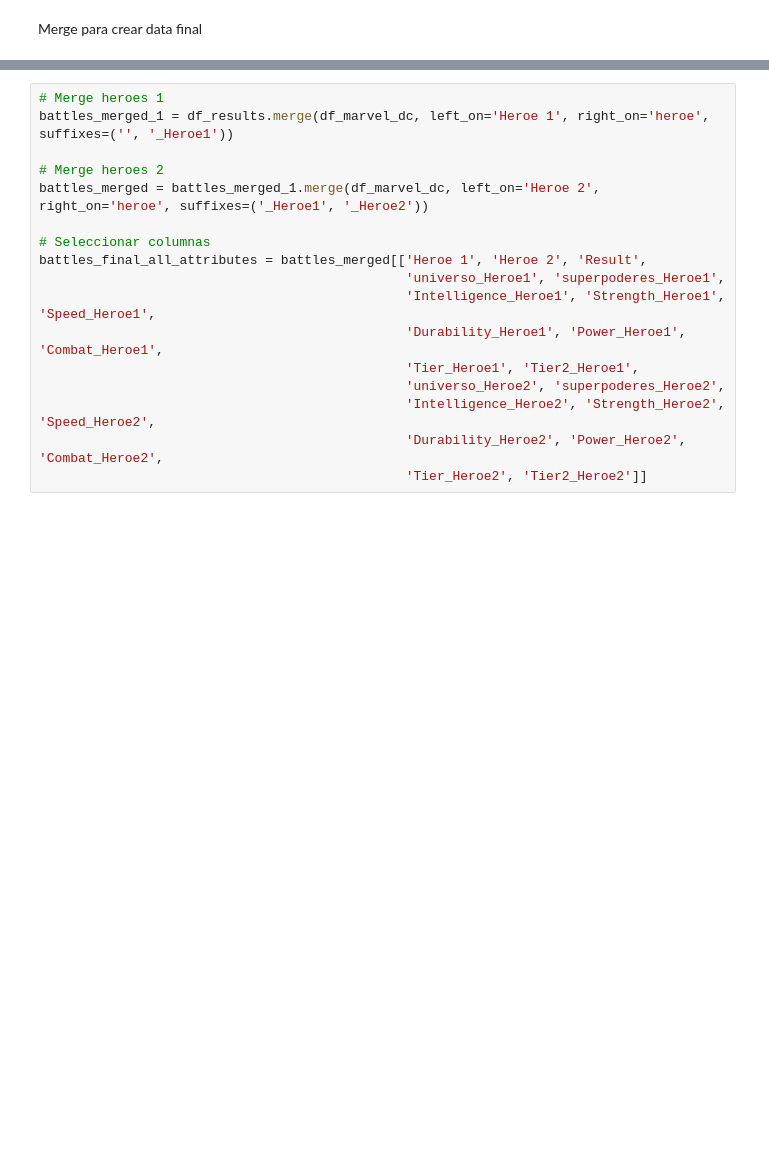
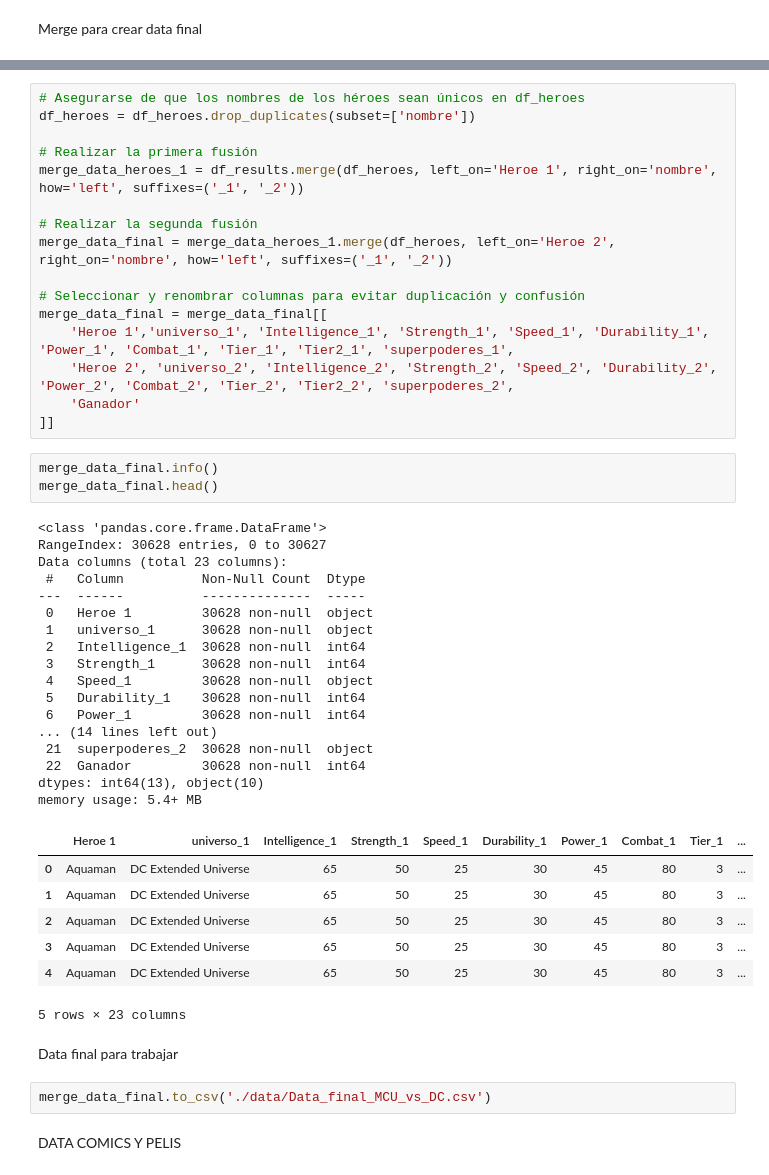
Before and after one commit to Lokhy87/Proyecto-Machine-Learning, a Jupyter notebook: data_DC_MCU.ipynb, the cells around one changed output, grey strips where cells are left out. Cells and saved outputs as stored; diff of their text form; blank space fills up the shorter version.

```diff
--- a/data_DC_MCU.ipynb
+++ b/data_DC_MCU.ipynb
@@ -350,17 +281,50 @@ df_results
-# %%
-# Merge heroes 1
-battles_merged_1 = df_results.merge(df_marvel_dc, left_on='Heroe 1', right_on='heroe', suffixes=('', '_Heroe1'))
-
-# Merge heroes 2
-battles_merged = battles_merged_1.merge(df_marvel_dc, left_on='Heroe 2', right_on='heroe', suffixes=('_Heroe1', '_Heroe2'))
-
-# Seleccionar columnas
-battles_final_all_attributes = battles_merged[['Heroe 1', 'Heroe 2', 'Result',
-                                               'universo_Heroe1', 'superpoderes_Heroe1',
-                                               'Intelligence_Heroe1', 'Strength_Heroe1', 'Speed_Heroe1',
-                                               'Durability_Heroe1', 'Power_Heroe1', 'Combat_Heroe1',
-                                               'Tier_Heroe1', 'Tier2_Heroe1',
-                                               'universo_Heroe2', 'superpoderes_Heroe2',
-                                               'Intelligence_Heroe2', 'Strength_Heroe2', 'Speed_Heroe2',
-                                               'Durability_Heroe2', 'Power_Heroe2', 'Combat_Heroe2',
-                                               'Tier_Heroe2', 'Tier2_Heroe2']]
+# %%
+# Asegurarse de que los nombres de los héroes sean únicos en df_heroes
+df_heroes = df_heroes.drop_duplicates(subset=['nombre'])
+
+# Realizar la primera fusión
+merge_data_heroes_1 = df_results.merge(df_heroes, left_on='Heroe 1', right_on='nombre', how='left', suffixes=('_1', '_2'))
+
+# Realizar la segunda fusión
+merge_data_final = merge_data_heroes_1.merge(df_heroes, left_on='Heroe 2', right_on='nombre', how='left', suffixes=('_1', '_2'))
+
+# Seleccionar y renombrar columnas para evitar duplicación y confusión
+merge_data_final = merge_data_final[[
+    'Heroe 1','universo_1', 'Intelligence_1', 'Strength_1', 'Speed_1', 'Durability_1', 'Power_1', 'Combat_1', 'Tier_1', 'Tier2_1', 'superpoderes_1',
+    'Heroe 2', 'universo_2', 'Intelligence_2', 'Strength_2', 'Speed_2', 'Durability_2', 'Power_2', 'Combat_2', 'Tier_2', 'Tier2_2', 'superpoderes_2',
+    'Ganador'
+]]
+# %%
+merge_data_final.info()
+merge_data_final.head()
+# %% [output]
+<class 'pandas.core.frame.DataFrame'>
+RangeIndex: 30628 entries, 0 to 30627
+Data columns (total 23 columns):
+ #   Column          Non-Null Count  Dtype
+---  ------          --------------  -----
+ 0   Heroe 1         30628 non-null  object
+ 1   universo_1      30628 non-null  object
+ 2   Intelligence_1  30628 non-null  int64
+ 3   Strength_1      30628 non-null  int64
+ 4   Speed_1         30628 non-null  object
+ 5   Durability_1    30628 non-null  int64
+ 6   Power_1         30628 non-null  int64
+... (14 lines left out)
+ 21  superpoderes_2  30628 non-null  object
+ 22  Ganador         30628 non-null  int64
+dtypes: int64(13), object(10)
+memory usage: 5.4+ MB
+|  | Heroe 1 | universo_1 | Intelligence_1 | Strength_1 | Speed_1 | Durability_1 | Power_1 | Combat_1 | Tier_1 | ... |
+| 0 | Aquaman | DC Extended Universe | 65 | 50 | 25 | 30 | 45 | 80 | 3 | ... |
+| 1 | Aquaman | DC Extended Universe | 65 | 50 | 25 | 30 | 45 | 80 | 3 | ... |
+| 2 | Aquaman | DC Extended Universe | 65 | 50 | 25 | 30 | 45 | 80 | 3 | ... |
+| 3 | Aquaman | DC Extended Universe | 65 | 50 | 25 | 30 | 45 | 80 | 3 | ... |
+| 4 | Aquaman | DC Extended Universe | 65 | 50 | 25 | 30 | 45 | 80 | 3 | ... |
+5 rows × 23 columns
+# %% [markdown]
+Data final para trabajar
+# %%
+merge_data_final.to_csv('./data/Data_final_MCU_vs_DC.csv')
+# %% [markdown]
+DATA COMICS Y PELIS
```
Also changed, not shown: parts of 41 cells of this notebook, 13 other files.
